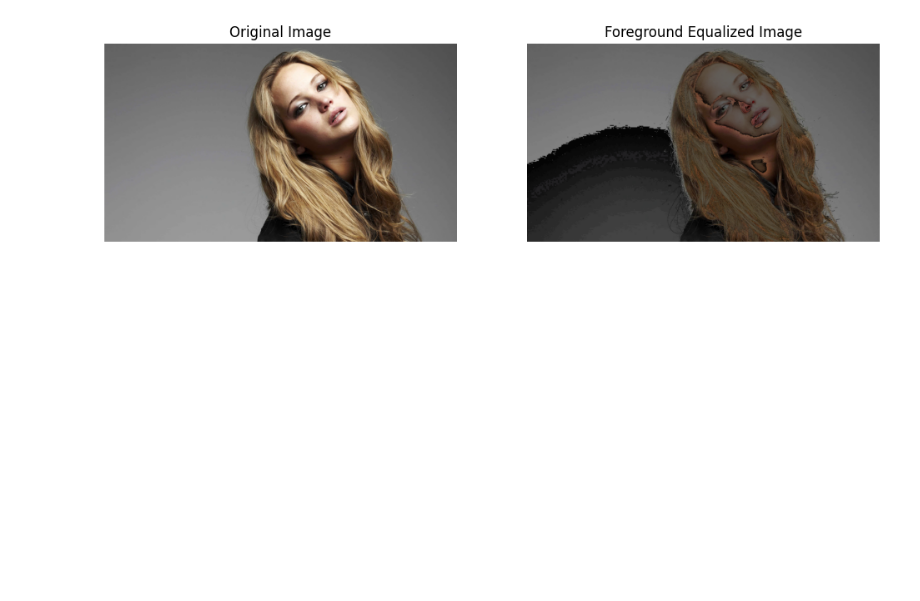
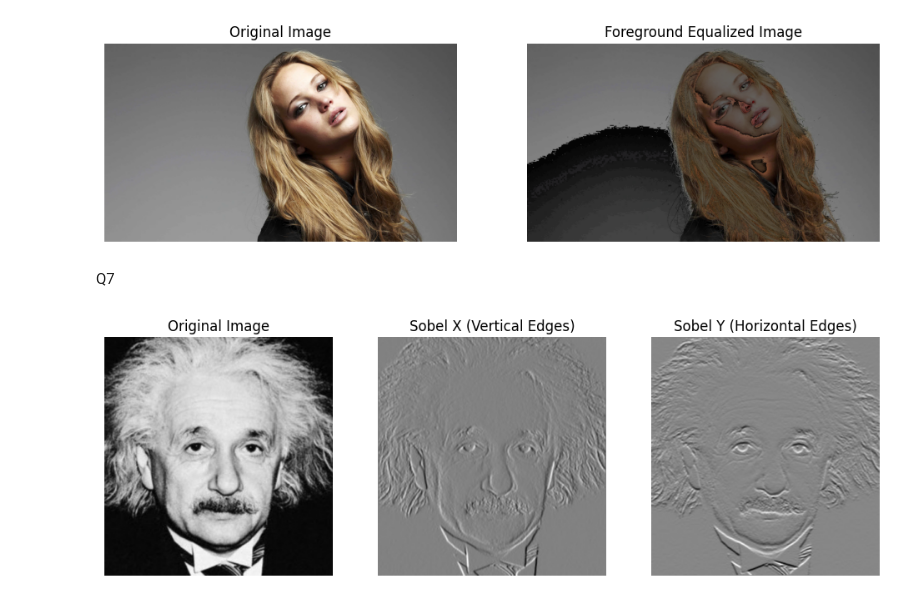
Before and after one commit to bandarasmc/Image_Processing_Msc, a Jupyter notebook: Code/notebook.ipynb, the cells around one changed output. Drawn from its saved outputs; the diff is of its cells as text; code cells hidden in the pictures; blank space fills up the shorter version.

```diff
--- a/Code/notebook.ipynb
+++ b/Code/notebook.ipynb
@@ -346,3 +346,49 @@ plt.axis("off")
 plt.show()
 # %% [output]
 [figure]
+# %% [markdown]
+Q7
+# %%
+
+# Load image in grayscale
+img = cv2.imread(r"E:\MSc-AI\Recordings\Semester 3\IT5437 - CV\Assignment_1\a1images\einstein.png", cv2.IMREAD_GRAYSCALE)
+if img is None:
+    raise FileNotFoundError("Image not found. Please check the path and filename.")
+
+# Define Sobel kernels
+sobel_x = np.array([[-1, 0, 1],
+                    [-2, 0, 2],
+                    [-1, 0, 1]], dtype=np.float32)
+
+sobel_y = np.array([[-1, -2, -1],
+                    [0,  0,  0],
+                    [1,  2,  1]], dtype=np.float32)
+
+# Apply filter2D with Sobel kernels
+grad_x = cv2.filter2D(img, cv2.CV_64F, sobel_x)
+grad_y = cv2.filter2D(img, cv2.CV_64F, sobel_y)
+
+
+# ---------- Display ----------
+plt.figure(figsize=(12,6))
+
+plt.subplot(1,3,1)
+plt.imshow(img, cmap='gray')
+plt.title("Original Image")
+plt.axis("off")
+
+plt.subplot(1,3,2)
+plt.imshow(grad_x, cmap='gray')
+plt.title("Sobel X (Vertical Edges)")
+plt.axis("off")
+
+plt.subplot(1,3,3)
+plt.imshow(grad_y, cmap='gray')
+plt.title("Sobel Y (Horizontal Edges)")
+plt.axis("off")
+
+
+
+plt.show()
+# %% [output]
+[figure, added]
```
Also changed, not shown: parts of 2 cells of this notebook.
